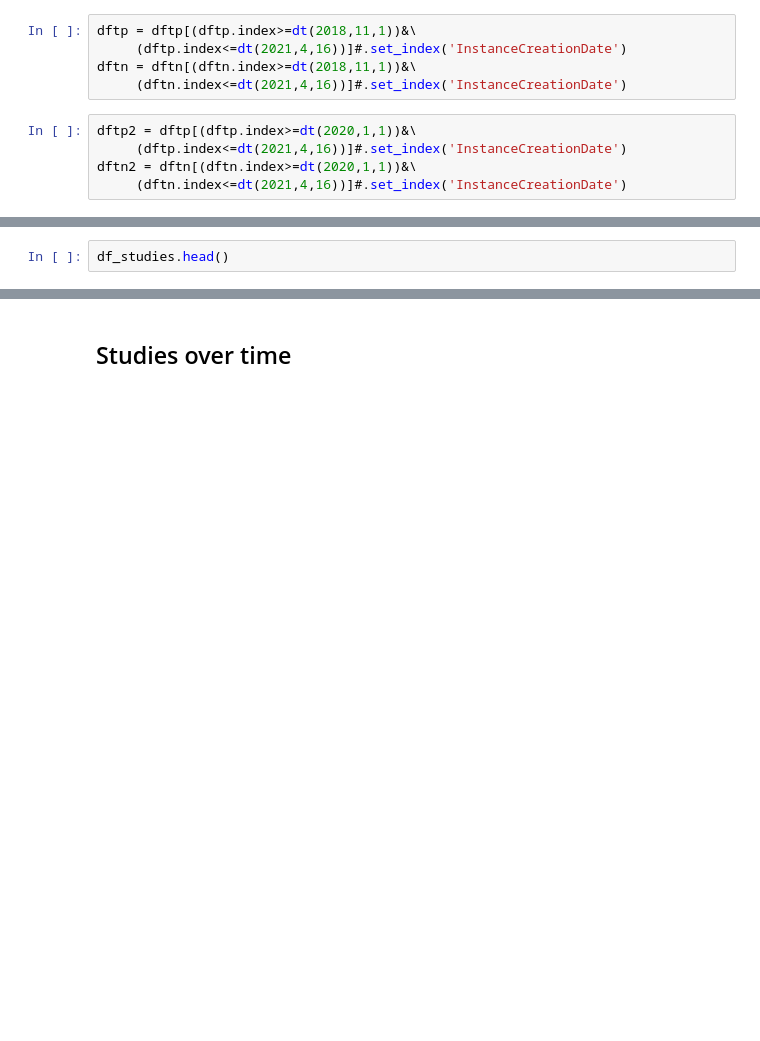
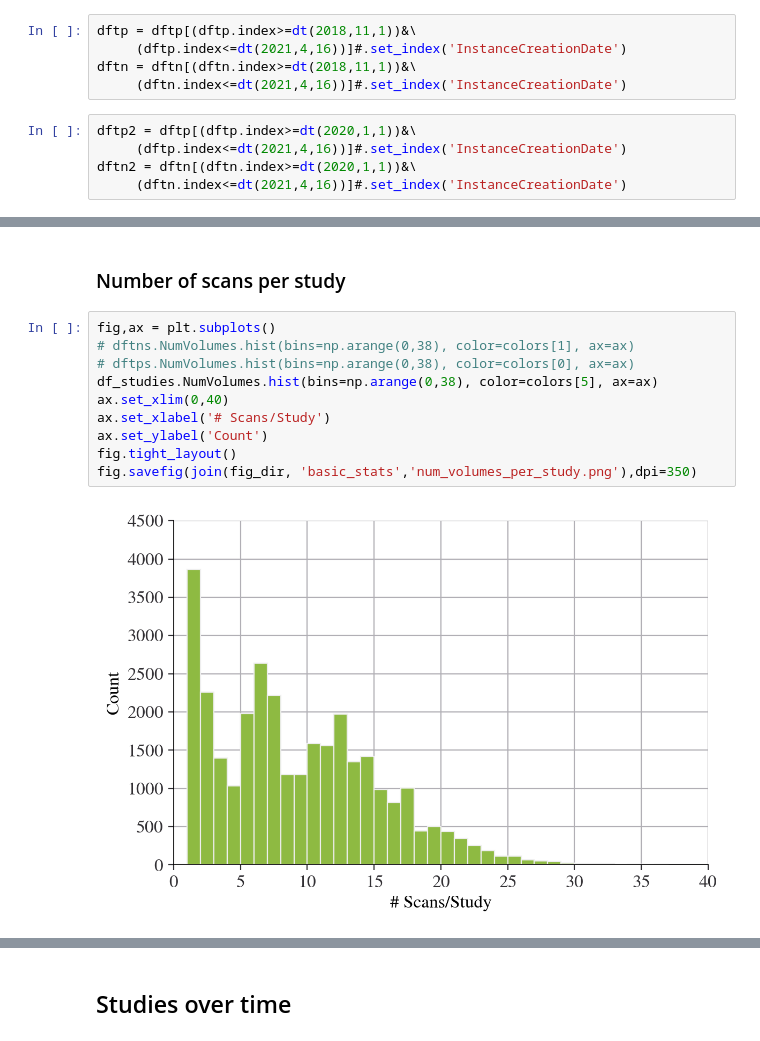
Before and after one commit to Kiril94/Thesis, a Jupyter notebook: cobra/ds_notebooks/general_stats_clean.ipynb, the cells around one changed output, grey strips where cells are left out. Saved outputs shown, nothing was run; the diff lists cells and outputs as text; blank space fills up the shorter version.

```diff
--- a/cobra/ds_notebooks/general_stats_clean.ipynb
+++ b/cobra/ds_notebooks/general_stats_clean.ipynb
@@ -167,2 +170,14 @@ AttributeError: 'DataFrame' object has no attribute 'Positive'
-# %%
-df_studies.head()
+# %% [markdown]
+### Number of scans per study
+# %%
+fig,ax = plt.subplots()
+# dftns.NumVolumes.hist(bins=np.arange(0,38), color=colors[1], ax=ax)
+# dftps.NumVolumes.hist(bins=np.arange(0,38), color=colors[0], ax=ax)
+df_studies.NumVolumes.hist(bins=np.arange(0,38), color=colors[5], ax=ax)
+ax.set_xlim(0,40)
+ax.set_xlabel('# Scans/Study')
+ax.set_ylabel('Count')
+fig.tight_layout()
+fig.savefig(join(fig_dir, 'basic_stats','num_volumes_per_study.png'),dpi=350)
+# %% [output]
+[figure, added]
```
Also changed, not shown: parts of 17 cells of this notebook, 3 other files.
